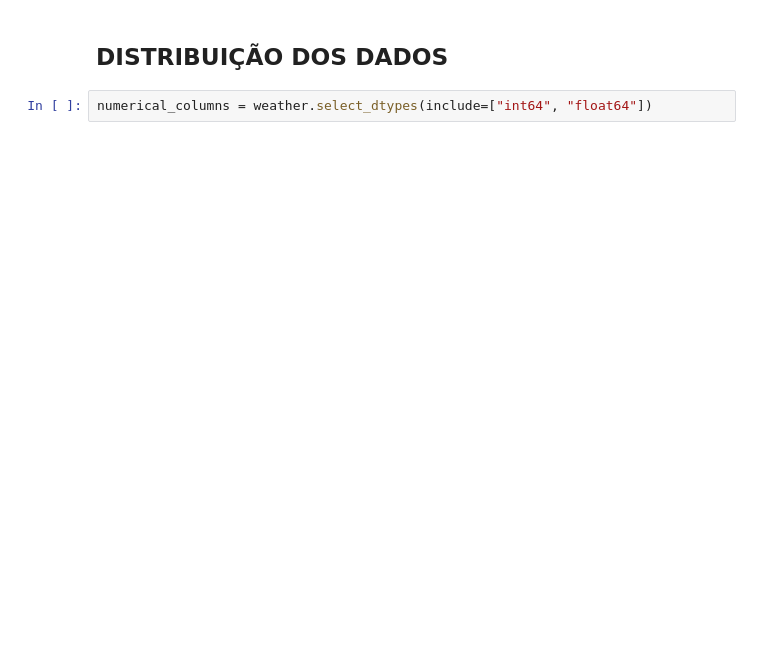
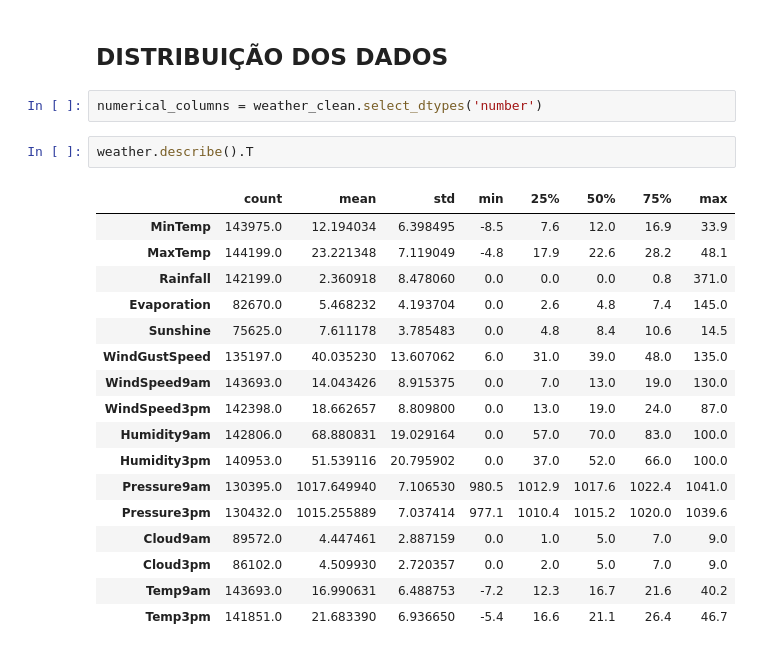
Before and after one commit to guilourenzo/master_degree_sin5007, a Jupyter notebook: CODE/FINAIS/1_ENTENDIMENTO_DOS_DADOS.ipynb, the cells around one changed output. Saved outputs shown, nothing was run; the diff lists cells and outputs as text; blank space fills up the shorter version.

```diff
--- a/CODE/FINAIS/1_ENTENDIMENTO_DOS_DADOS.ipynb
+++ b/CODE/FINAIS/1_ENTENDIMENTO_DOS_DADOS.ipynb
@@ -103,4 +123,24 @@ plt.show();
 # %% [markdown]
 ## DISTRIBUIÇÃO DOS DADOS
-# %%
-numerical_columns = weather.select_dtypes(include=["int64", "float64"])
+# %%
+numerical_columns = weather_clean.select_dtypes('number')
+# %%
+weather.describe().T
+# %% [output]
+|  | count | mean | std | min | 25% | 50% | 75% | max |
+| MinTemp | 143975.0 | 12.194034 | 6.398495 | -8.5 | 7.6 | 12.0 | 16.9 | 33.9 |
+| MaxTemp | 144199.0 | 23.221348 | 7.119049 | -4.8 | 17.9 | 22.6 | 28.2 | 48.1 |
+| Rainfall | 142199.0 | 2.360918 | 8.478060 | 0.0 | 0.0 | 0.0 | 0.8 | 371.0 |
+| Evaporation | 82670.0 | 5.468232 | 4.193704 | 0.0 | 2.6 | 4.8 | 7.4 | 145.0 |
+| Sunshine | 75625.0 | 7.611178 | 3.785483 | 0.0 | 4.8 | 8.4 | 10.6 | 14.5 |
+| WindGustSpeed | 135197.0 | 40.035230 | 13.607062 | 6.0 | 31.0 | 39.0 | 48.0 | 135.0 |
+| WindSpeed9am | 143693.0 | 14.043426 | 8.915375 | 0.0 | 7.0 | 13.0 | 19.0 | 130.0 |
+| WindSpeed3pm | 142398.0 | 18.662657 | 8.809800 | 0.0 | 13.0 | 19.0 | 24.0 | 87.0 |
+| Humidity9am | 142806.0 | 68.880831 | 19.029164 | 0.0 | 57.0 | 70.0 | 83.0 | 100.0 |
+| Humidity3pm | 140953.0 | 51.539116 | 20.795902 | 0.0 | 37.0 | 52.0 | 66.0 | 100.0 |
+| Pressure9am | 130395.0 | 1017.649940 | 7.106530 | 980.5 | 1012.9 | 1017.6 | 1022.4 | 1041.0 |
+| Pressure3pm | 130432.0 | 1015.255889 | 7.037414 | 977.1 | 1010.4 | 1015.2 | 1020.0 | 1039.6 |
+| Cloud9am | 89572.0 | 4.447461 | 2.887159 | 0.0 | 1.0 | 5.0 | 7.0 | 9.0 |
+| Cloud3pm | 86102.0 | 4.509930 | 2.720357 | 0.0 | 2.0 | 5.0 | 7.0 | 9.0 |
+| Temp9am | 143693.0 | 16.990631 | 6.488753 | -7.2 | 12.3 | 16.7 | 21.6 | 40.2 |
+| Temp3pm | 141851.0 | 21.683390 | 6.936650 | -5.4 | 16.6 | 21.1 | 26.4 | 46.7 |
```
Also changed, not shown: parts of 10 cells of this notebook.
